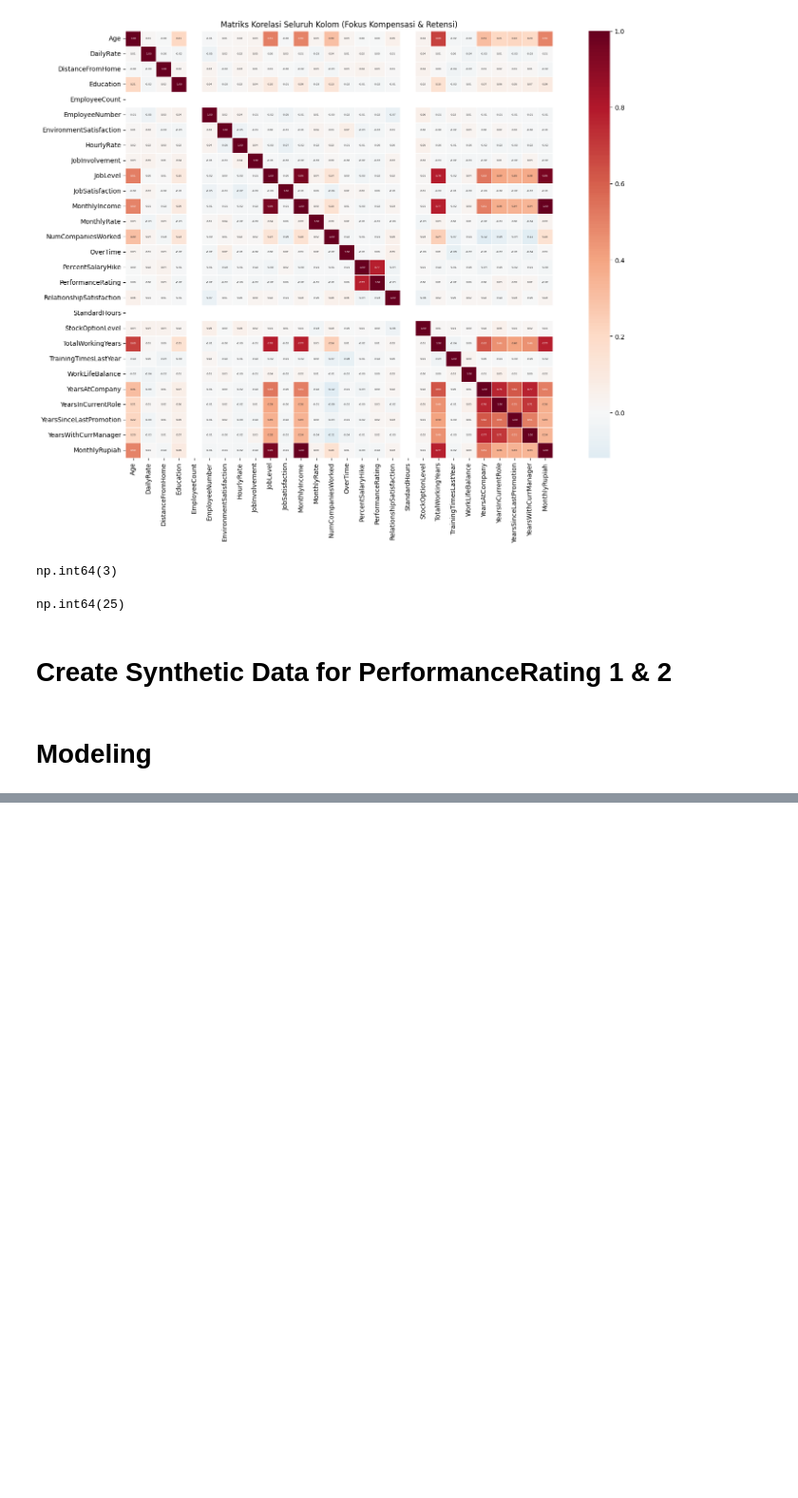
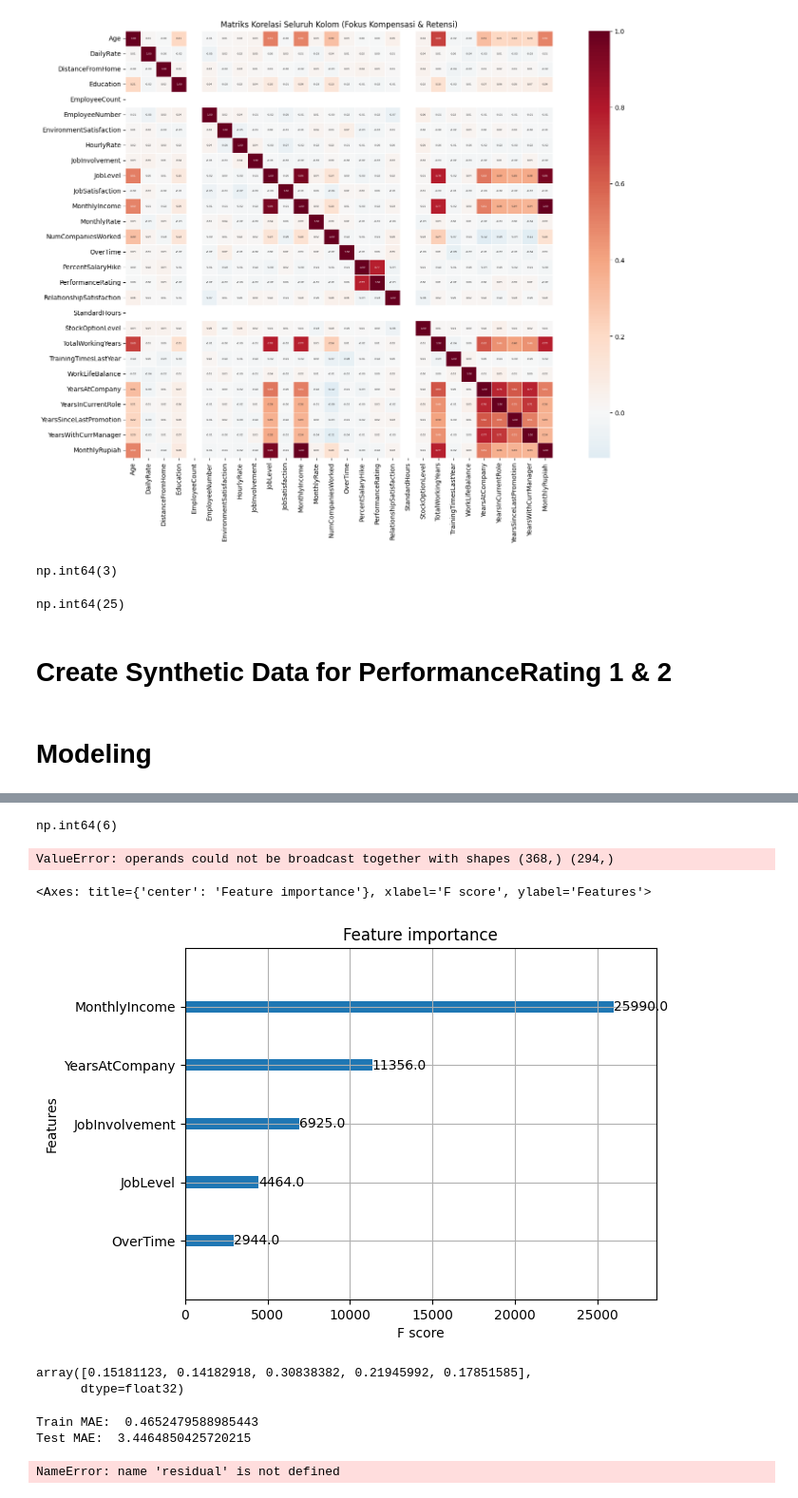
Before and after one commit to Surya221299/employee-bonus-optimization, a Jupyter notebook: new_employee.ipynb, the cells around one changed output, grey strips where cells are left out. Shown at 95% size. Cells and saved outputs as stored; diff of their text form; code cells hidden in the pictures; blank space fills up the shorter version.

```diff
--- a/new_employee.ipynb
+++ b/new_employee.ipynb
@@ -109,4 +102,14 @@ y = df[target]
 # %%
-# 5. Split Data (80% Train, 20% Test)
-X_train, X_test, y_train, y_test = train_test_split(X, y, test_size=0.2, random_state=42)
+features = [
+    'JobInvolvement',
+    'JobLevel',
+    'MonthlyIncome',
+    'YearsAtCompany',
+    'OverTime'
+]
+
+target = 'PercentSalaryHike'
+
+X = df[features]
+y = df[target]
 # %%
@@ -164,0 +117,6 @@ XGBRegressor(base_score=None, booster=None, callbacks=None,
+# %%
+X_train, X_test, y_train, y_test = train_test_split(
+    X, y,
+    test_size=0.2,
+    random_state=42
+)
@@ -164,0 +131,10 @@ XGBRegressor(base_score=None, booster=None, callbacks=None,
+# %%
+model = xgb.XGBRegressor(
+    objective='reg:squarederror',
+    n_estimators=1000,
+    learning_rate=0.05,
+    max_depth=7,
+    subsample=0.8,
+    colsample_bytree=0.8,
+    random_state=42
+)
@@ -219,0 +322,4 @@ print(df_gain)
+# %%
+np.sum((y_pred < 11) | (y_pred > 25))
+# %% [output]
+np.int64(6)
@@ -219,0 +328,5 @@ print(df_gain)
+# %%
+df_test["error"] = y_test - y_pred
+df_test.groupby("JobLevel")["error"].mean()
+# %% [output]
+ValueError: operands could not be broadcast together with shapes (368,) (294,)
@@ -219,0 +337,24 @@ print(df_gain)
+# %%
+xgb.plot_importance(model)
+# %% [output]
+<Axes: title={'center': 'Feature importance'}, xlabel='F score', ylabel='Features'>
+[figure, added]
+# %%
+model.feature_importances_
+# %% [output]
+array([0.15181123, 0.14182918, 0.30838382, 0.21945992, 0.17851585],
+      dtype=float32)
+# %%
+### Overfitting check
+train_pred = model.predict(X_train)
+
+print("Train MAE: ", mean_absolute_error(y_train, train_pred))
+print("Test MAE: ", mean_absolute_error(y_test, y_pred))
+
+# Kondisi:
+# - train < test = good
+# - tain jauh lebih kecil ==== overfit
+# - dua2 nya jelek === underfit
+# %% [output]
+Train MAE:  0.4652479588985443
+Test MAE:  3.4464850425720215
@@ -219,0 +363,4 @@ print(df_gain)
+# %%
+residual - y_test - y_pred
+# %% [output]
+NameError: name 'residual' is not defined
```
Also changed, not shown: parts of 41 cells of this notebook.
